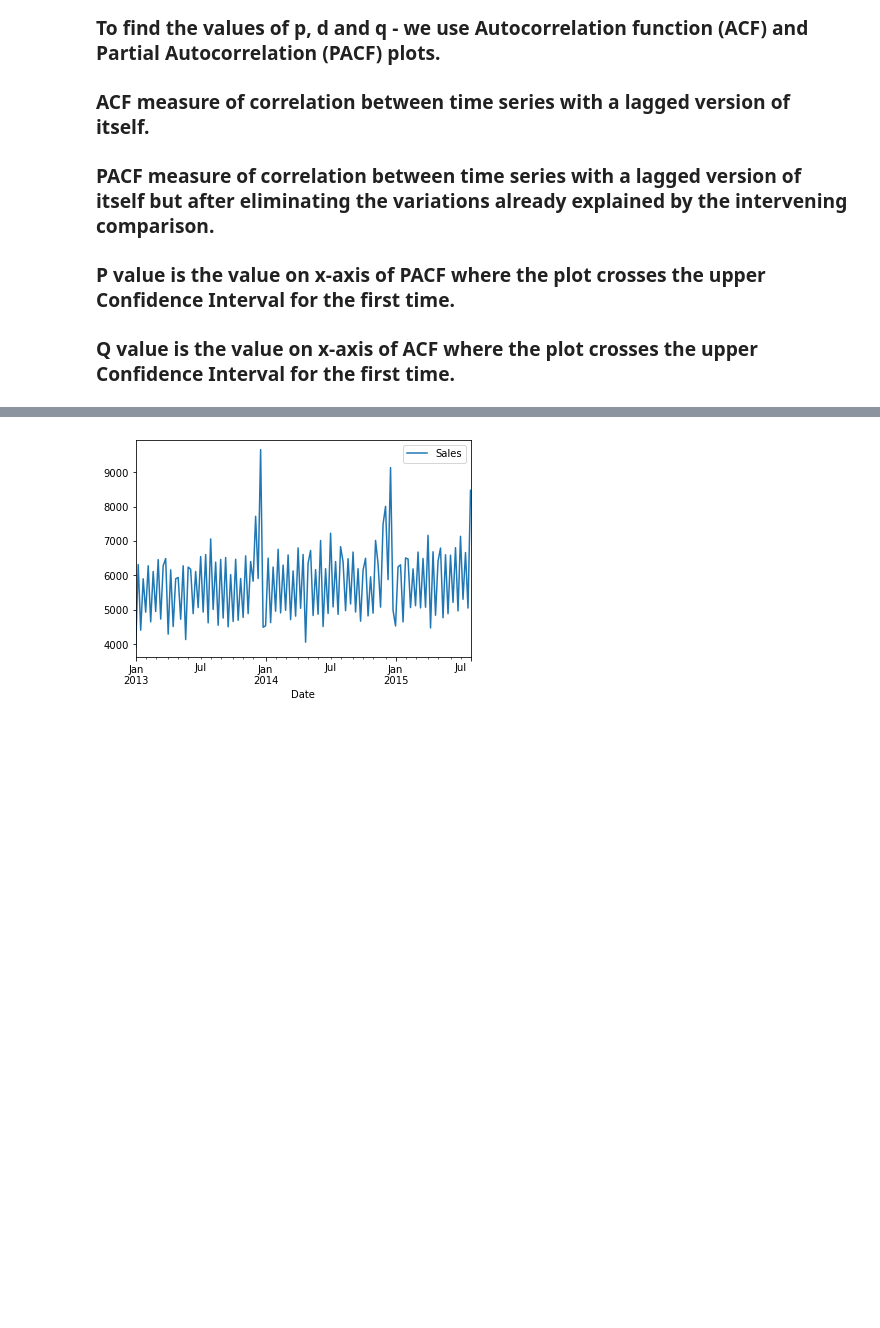
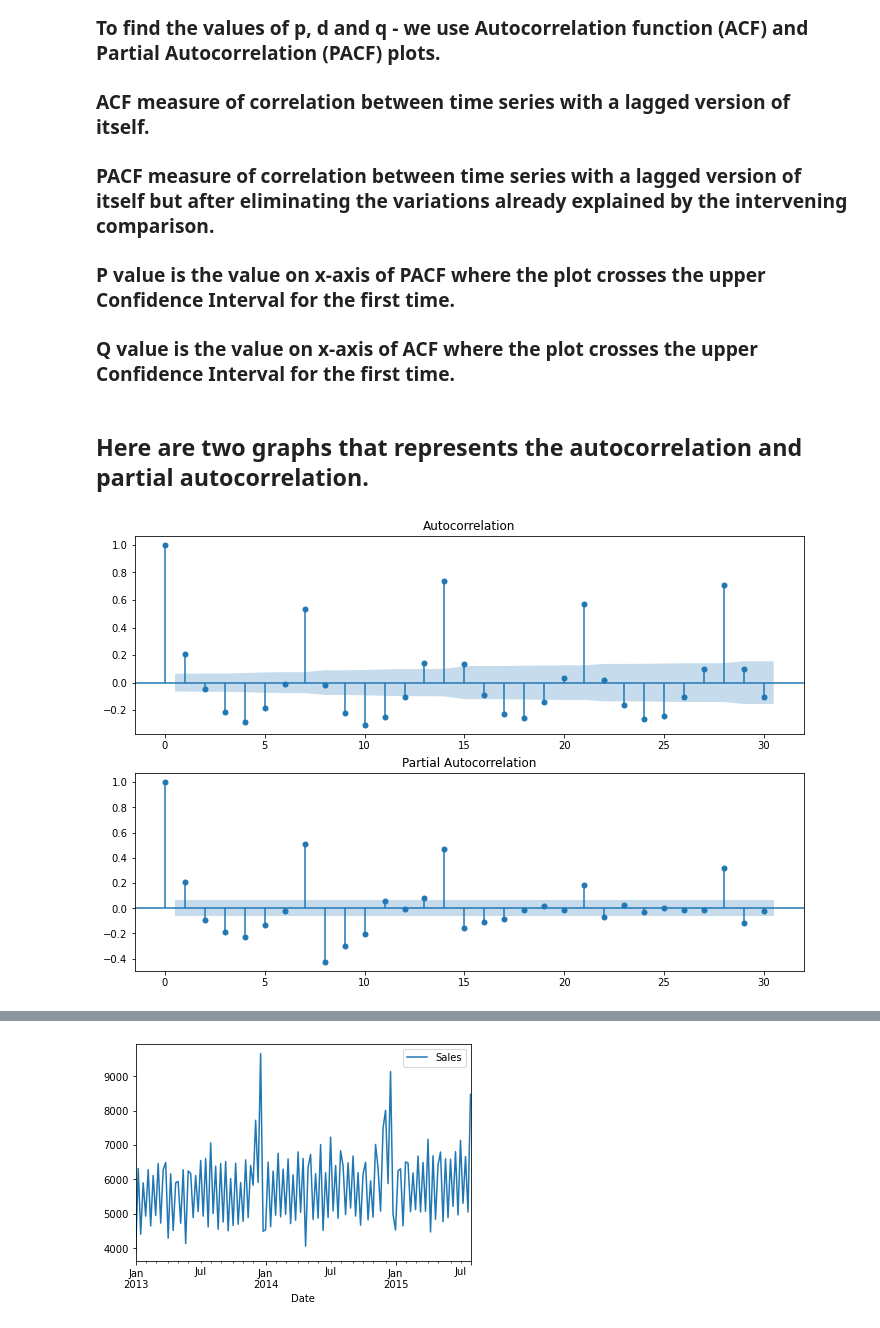
Before and after one commit to JuanD5/Machine-learning-projects, a Jupyter notebook: Forecasting/Sales Forecasting/rosseman_store.ipynb, the cells around one changed output, grey strips where cells are left out. Cells and saved outputs as stored; diff of their text form; code cells hidden in the pictures; blank space fills up the shorter version.

```diff
--- a/Forecasting/Sales Forecasting/rosseman_store.ipynb
+++ b/Forecasting/Sales Forecasting/rosseman_store.ipynb
@@ -614,6 +872,19 @@ plot_timeseries(sales_a,'a')
 ### **P** value is the value on x-axis of **PACF** where the plot crosses the **upper** Confidence Interval for the first time.
 
 ### **Q** value is the value on x-axis of **ACF** where the plot crosses the **upper** Confidence Interval for the first time.
+# %% [markdown]
+## Here are two graphs that represents the autocorrelation and partial autocorrelation.
+# %%
+def auto_corr_tsa(sales):
+    fig = plt.figure(figsize=(12,8))
+    ax1 = fig.add_subplot(211)
+    fig = sm.graphics.tsa.plot_acf(sales,lags=30,ax = ax1)
+    ax2 = fig.add_subplot(212)
+    fig = sm.graphics.tsa.plot_pacf(sales,lags=30,method = 'ols',ax = ax2)
+# %%
+auto_corr_tsa(sales_a)
+# %% [output]
+[figure, added]
 # %%
 # Autocorrelation function to make ACF and PACF graphs
 def auto_corr(sales):
```
Also changed, not shown: parts of 54 cells of this notebook.
